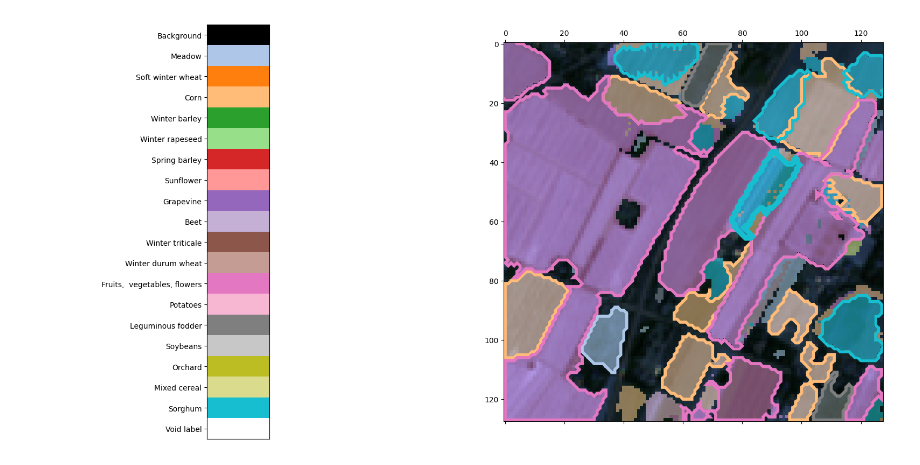
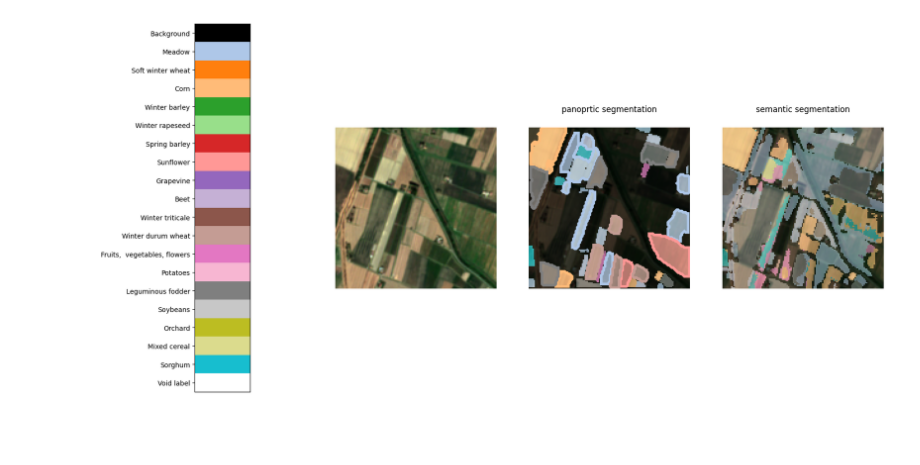
Before and after one commit to GabrieleTorre/sentinel-crops-dectection, a Jupyter notebook: utae-paps/Visualize_Segmentation_Results.ipynb, the cells around one changed output. Saved outputs shown, nothing was run; the diff lists cells and outputs as text; code cells hidden in the pictures; blank space fills up the shorter version.

Commit message:
results visualization notebook

```diff
--- a/utae-paps/Visualize_Segmentation_Results.ipynb
+++ b/utae-paps/Visualize_Segmentation_Results.ipynb
@@ -11,15 +11,20 @@ def PolyArea(x,y):
     return 0.5*np.abs(np.dot(x,np.roll(y,1))-np.dot(y,np.roll(x,1)))
 # %%
 df   = pd.DataFrame([{'fname': f} for f in glob('/data/2/Sentinel2-crops/T32TPQ/*/20*')])
-mask = pd.DataFrame([{'fname': f} for f in glob('/data/2/Sentinel2-crops/T32TPQ/*/crops_segmentation.npy')])
+mask_pano = pd.DataFrame([{'fname': f} for f in glob('/data/2/Sentinel2-crops/T32TPQ/*/crops_panoptic.npy')])
+mask_sema = pd.DataFrame([{'fname': f} for f in glob('/data/2/Sentinel2-crops/T32TPQ/*/crops_semantic.npy')])
 # %%
-mask['label'] = mask.fname.apply(lambda x: x.split('/')[5])
+mask_pano['label'] = mask_pano.fname.apply(lambda x: x.split('/')[5])
+mask_sema['label'] = mask_sema.fname.apply(lambda x: x.split('/')[5])
 df['label'] = df.fname.apply(lambda x: x.split('/')[5])
 df['date']  = df.fname.apply(lambda x: datetime.strptime(x.split('/')[-1].split('.')[0], '%Y%m%d'))
 # %%
 df = df.groupby('label').apply(lambda x: x.sort_values(by='date', ascending=False).iloc[0])
 # %%
-df = pd.concat([df, mask.set_index('label').fname.rename('cmaps')], axis=1)
+df = pd.concat([df,
+                mask_pano.set_index('label').fname.rename('panoptic'),
+                mask_sema.set_index('label').fname.rename('semantic')],
+               axis=1, join='inner')
 df = df.reset_index(drop=True)
 # %%
 df.head()
@@ -51,40 +56,65 @@ label_names =   [
                     "Leguminous fodder","Soybeans","Orchard",
                     "Mixed cereal","Sorghum","Void label"
                 ]
+
+def get_rgb(im,b=0,t_show=6):
+    """Gets an observation from a time series and normalises it for visualisation."""
+    mx = im.max(axis=(1,2))
+    mi = im.min(axis=(1,2))
+    im = (im - mi[:,None,None])/(mx - mi)[:,None,None]
+    im = im.swapaxes(0,2).swapaxes(0,1)
+    im = np.clip(im, a_max=1, a_min=0)
+    return im
 # %%
 sample = df.sample(1)
 # %%
-fig, ax = plt.subplots(1, 2, figsize=(20, 10))
+fig, ax = plt.subplots(1, 4, figsize=(20, 10))
 
 ax[0].matshow(np.stack([np.arange(0, 20) for _ in range(3)], axis=1), cmap = cmap)
 ax[0].set_yticks(ticks = range(20), labels=label_names)
 ax[0].set_xticks(ticks=[])
 
-image = np.load(sample.iloc[0].fname)[0:3].transpose(1, 2, 0)
-image = (image - image.min()) / (image.max() - image.min())
+image = get_rgb(np.load(sample.iloc[0].fname)[0:3])[:, :, [2, 1, 0]]
 ax[1].imshow(image, interpolation=None)
 
-mask = np.load(sample.iloc[0].cmaps)[0]
 
-labels = np.unique(mask).astype(int)
+mask_pano = np.load(sample.iloc[0].panoptic)[0]
+mask_sema = np.load(sample.iloc[0].semantic)[0]
+
+labels = np.unique(mask_pano).astype(int)
 labels = labels[(labels > 0) & (labels < 19)]
 
-ax[1].matshow(mask,cmap=cmap,vmin=0,vmax=19, alpha=0.5)
+ax[2].imshow(image, interpolation=None)
+ax[2].matshow(mask_pano,cmap=cmap,vmin=0,vmax=19, alpha=0.7)
 
 for i, l in enumerate(labels):
-    c,h= cv2.findContours((mask==l).astype(int),
+    c,h= cv2.findContours((mask_pano==l).astype(int),
                           cv2.RETR_FLOODFILL,
                           cv2.CHAIN_APPROX_SIMPLE)
 
     color = cmap.colors[l]
 
     for co in c[1::2]:
         if PolyArea(co[:,0,0], co[:,0,1]) > 100:
-            #poly = patches.Polygon(co[:,0,:], fill=True, alpha=0.3, linewidth=0, color=color)
-            #ax[1].add_patch(poly)
+            # poly = patches.Polygon(co[:,0,:], fill=True, alpha=0.3, linewidth=0, color=color)
+            # ax[1].add_patch(poly)
             poly = patches.Polygon(co[:,0,:], fill=False, alpha=1, linewidth=4, color=color)
-            ax[1].add_patch(poly)
+            ax[2].add_patch(poly)
+
+
+labels = np.unique(mask_sema).astype(int)
+labels = labels[(labels > 0) & (labels < 19)]
+
+ax[3].imshow(image, interpolation=None)
+ax[3].matshow(mask_sema,cmap=cmap,vmin=0,vmax=19, alpha=0.5)
+
+ax[2].set_title('panoprtic segmentation')
+ax[3].set_title('semantic segmentation')
+
+ax[1].axis('off')
+ax[2].axis('off')
+ax[3].axis('off')
 
 plt.show()
 # %% [output]
-[figure, old version]
+[figure, new version]
```
Also changed, not shown: parts of 1 cell of this notebook.
